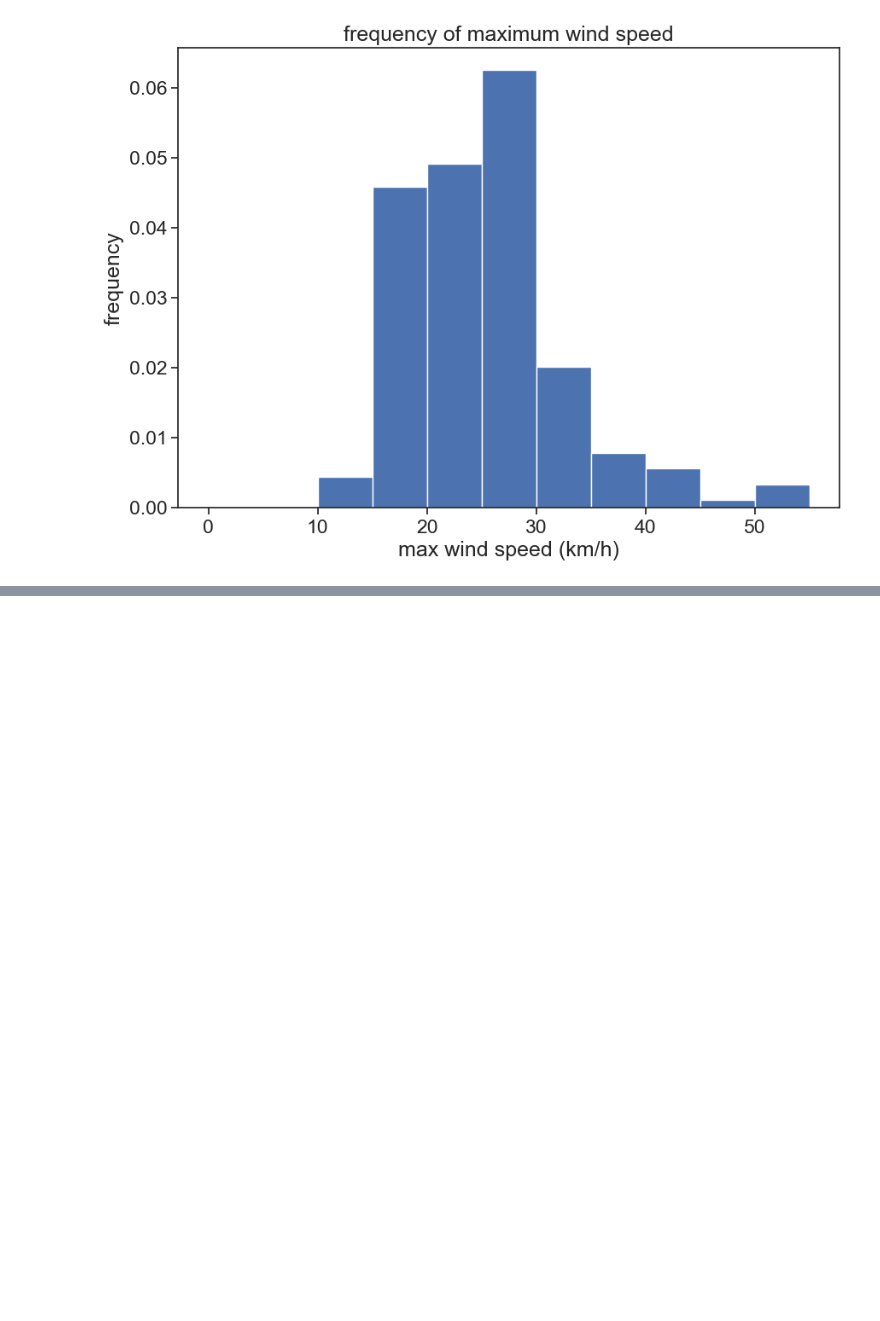
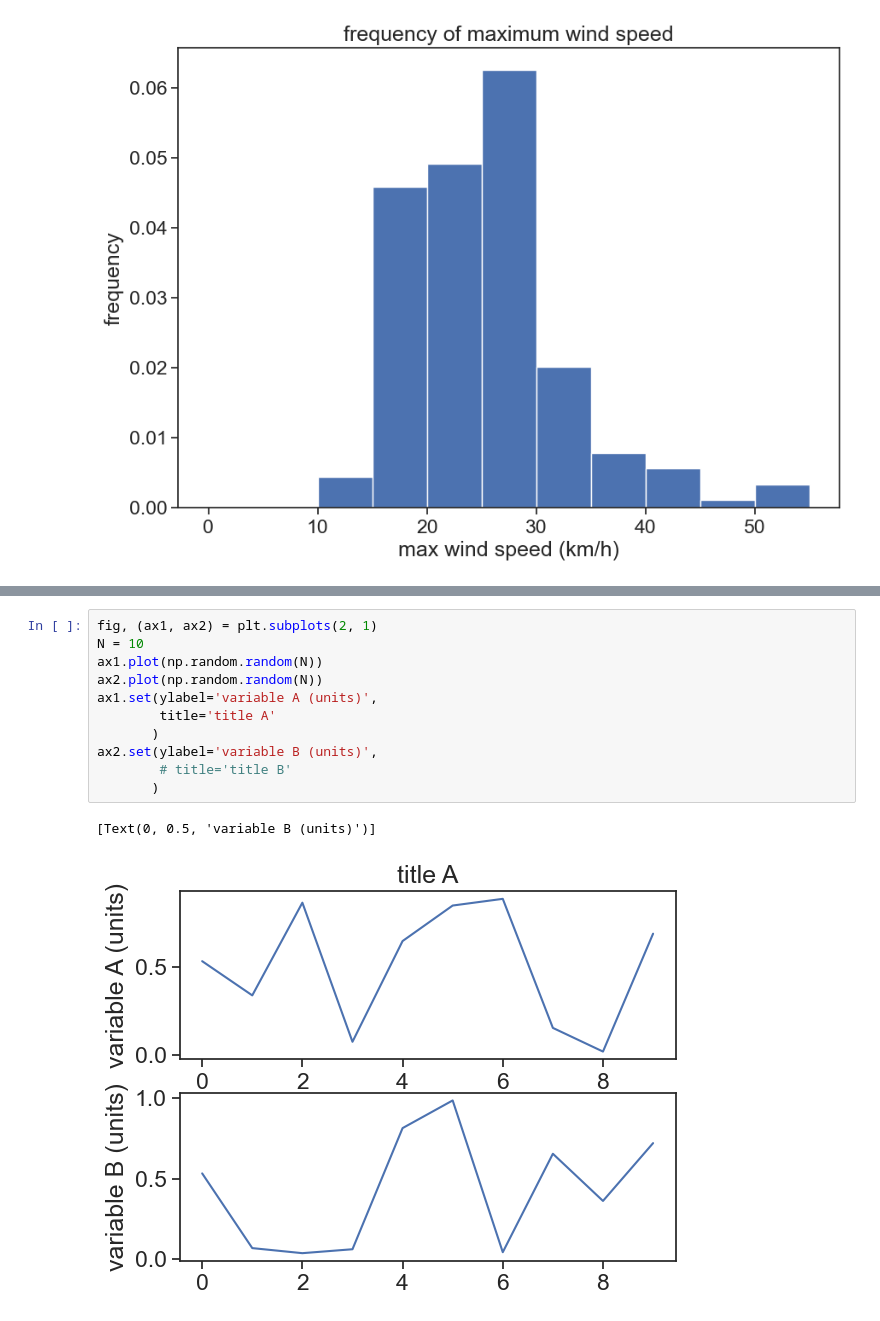
Before and after one commit to yairmau/surface-hydrology, a Jupyter notebook: introduction/introduction-exercises.ipynb, the cells around one changed output, grey strips where cells are left out. Cells and saved outputs as stored; diff of their text form; blank space fills up the shorter version.

```diff
--- a/introduction/introduction-exercises.ipynb
+++ b/introduction/introduction-exercises.ipynb
@@ -312,0 +328,14 @@ plt.savefig("t_smoothed.png")
+# %%
+fig, (ax1, ax2) = plt.subplots(2, 1)
+N = 10
+ax1.plot(np.random.random(N))
+ax2.plot(np.random.random(N))
+ax1.set(ylabel='variable A (units)',
+        title='title A'
+       )
+ax2.set(ylabel='variable B (units)',
+        # title='title B'
+       )
+# %% [output]
+[Text(0, 0.5, 'variable B (units)')]
+[figure, added]
```
Also changed, not shown: parts of 4 cells of this notebook, 32 other files.
